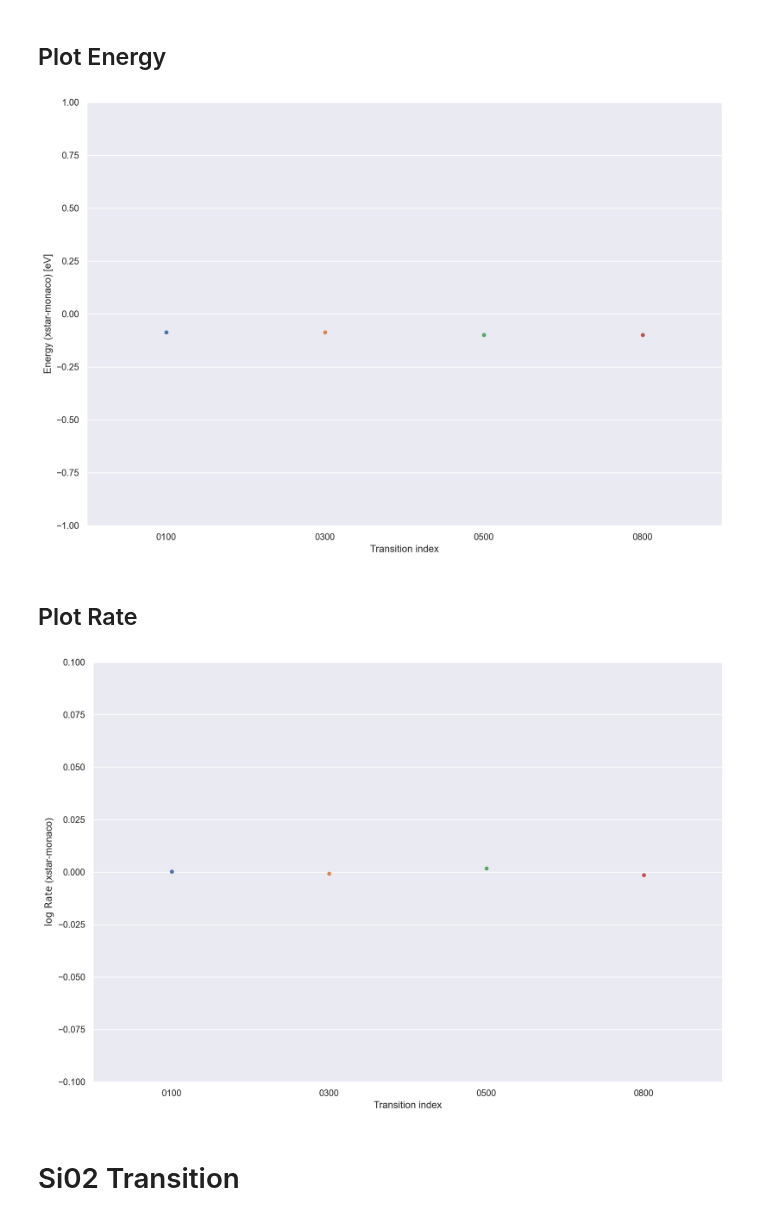
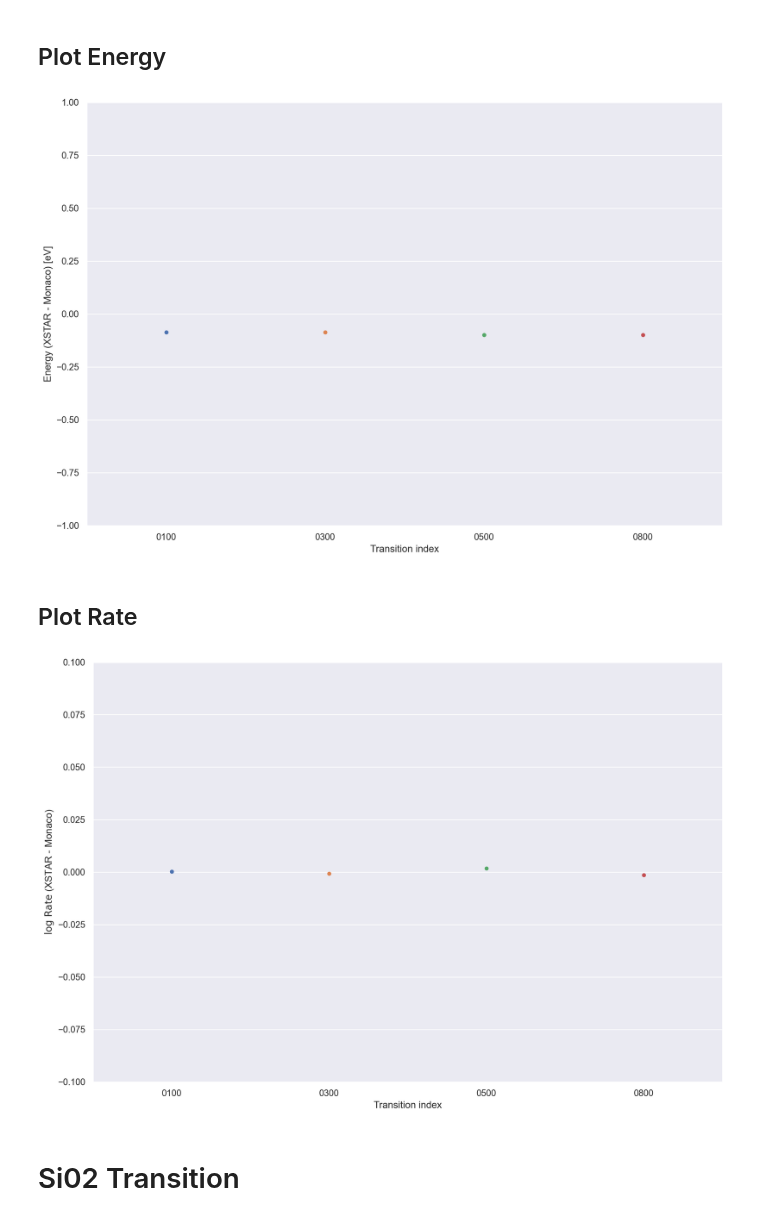
Before and after one commit to AtsushiTanimoto/AtomicDatabase, a Jupyter notebook: code/comparison/comparison.ipynb, the cells around one changed output. Saved outputs shown, nothing was run; the diff lists cells and outputs as text; code cells hidden in the pictures.

Commit message:
updated figure

```diff
--- a/code/comparison/comparison.ipynb
+++ b/code/comparison/comparison.ipynb
@@ -227,13 +227,13 @@ for i in range(len(Monaco_Si01_Transition.index)):
 # %%
 fi     = figure(figsize=(12,8),dpi=200)
 subplots_adjust(left=0.075, bottom=0.075, right=0.975, top=0.975)
 axis           ([0e+0,3e+3,-1e+0,+1e+0])
 swarmplot      (x=Si01_Transition_Index, y=Si01_Transition_Energy)
 xlabel         ("Transition index")
-ylabel         ("Energy (xstar-monaco) [eV]")
+ylabel         ("Energy (XSTAR - Monaco) [eV]")
 savefig        ("/Users/tanimoto/github/atomicdatabase/figure/03.png")
 # %% [output]
-[figure, old version]
+[figure, new version]
 # %% [markdown]
 ## Plot Rate
 # %%
@@ -242,10 +242,10 @@ subplots_adjust(left=0.075, bottom=0.075, right=0.975, top=0.975)
 axis           ([0e+0,3e+3,-1e-1,+1e-1])
 swarmplot      (x=Si01_Transition_Index, y=Si01_Transition_Rate)
 xlabel         ("Transition index")
-ylabel         ("$\log \ \mathrm{Rate}$ (xstar-monaco)")
+ylabel         ("$\log \ \mathrm{Rate}$ (XSTAR - Monaco)")
 savefig        ("/Users/tanimoto/github/atomicdatabase/figure/04.png")
 # %% [output]
-[figure, old version]
+[figure, new version]
 # %% [markdown]
 # Si02 Transition
 # %%
```
Also changed, not shown: parts of 3 cells of this notebook, 4 other files.
